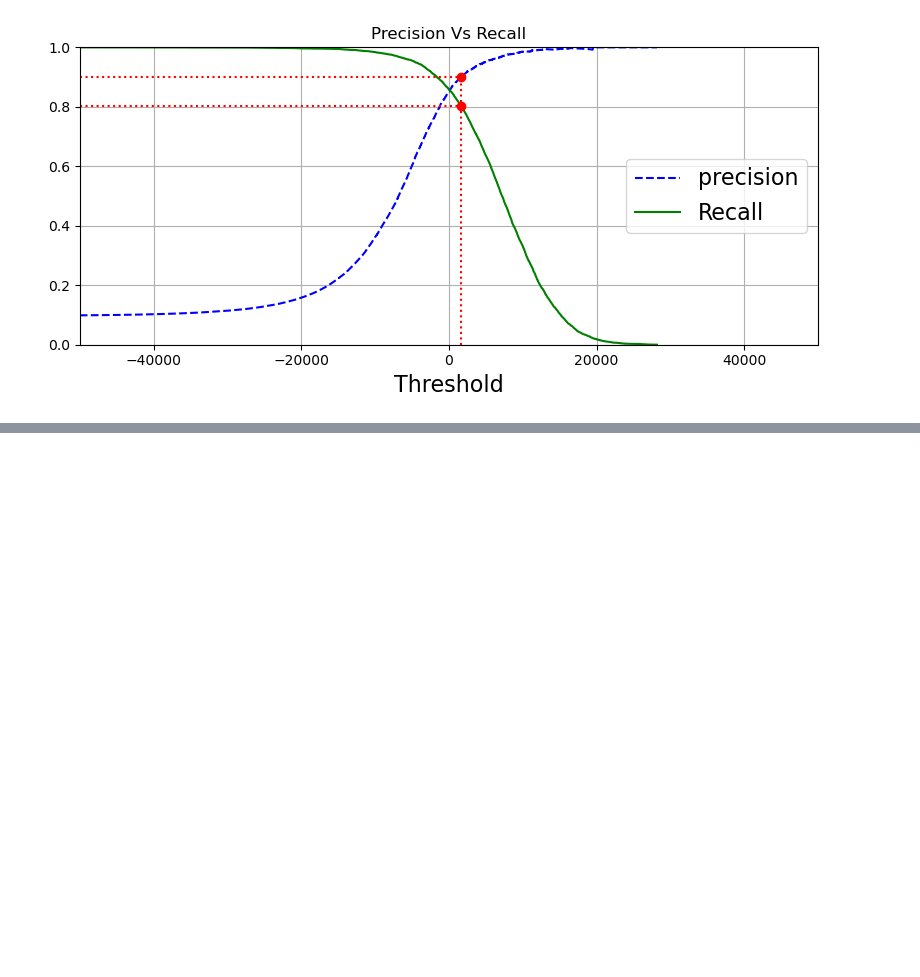
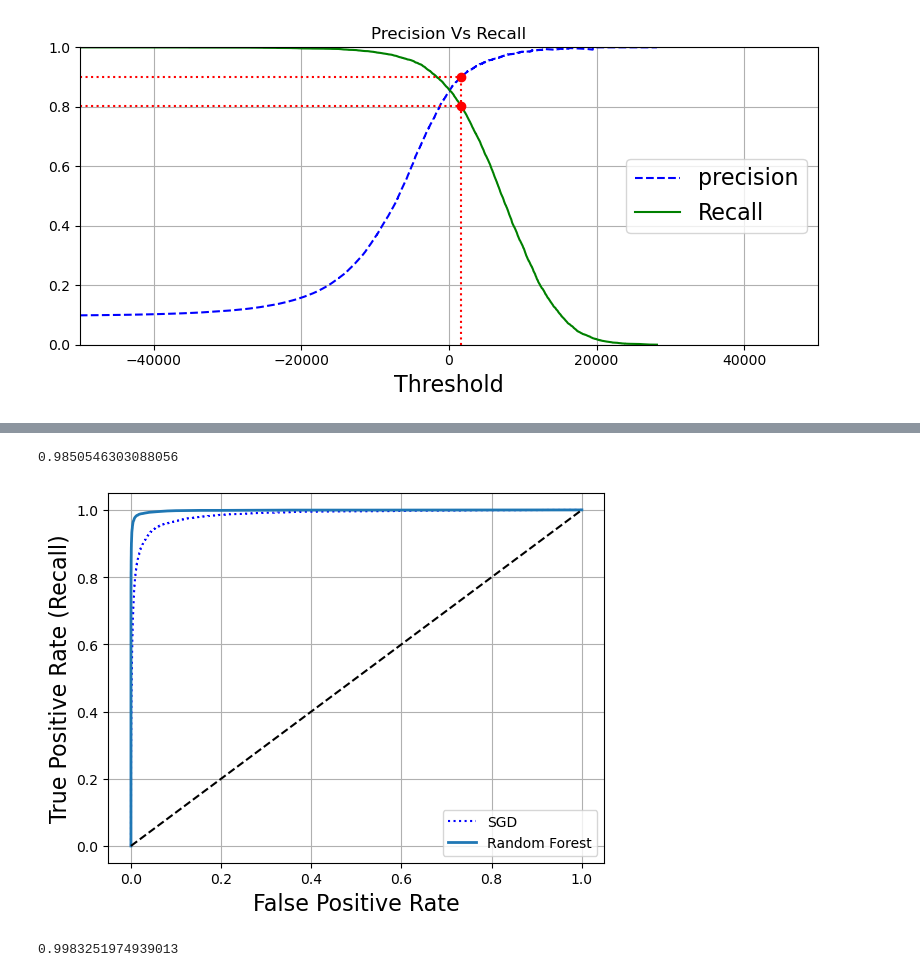
Before and after one commit to Njaramba-Riri/HoML, a Jupyter notebook: 02_Classification-MNIST.ipynb, the cells around one changed output, grey strips where cells are left out. Cells and saved outputs as stored; diff of their text form; code cells hidden in the pictures; blank space fills up the shorter version.

```diff
--- a/02_Classification-MNIST.ipynb
+++ b/02_Classification-MNIST.ipynb
@@ -265,0 +331,26 @@ Saving figure precision_recall_vs_threshold_plot
+# %%
+from sklearn.metrics import roc_auc_score
+roc_auc_score(trainy_4, y_scores)
+# %% [output]
+0.9850546303088056
+# %%
+#train a RandomForestClassifier and compare its ROC curve and ROC AUC score to the SGDClassifier.
+from sklearn.ensemble import RandomForestClassifier
+
+rf=RandomForestClassifier(random_state=42)
+probability=cross_val_predict(rf, X_train, trainy_4, cv=5,
+                             method="predict_proba")
+# %%
+y_scores=probability[:, 1]
+fpr_rf, tpr_rf, threshold_rf=roc_curve(trainy_4, y_scores)
+# %%
+plt.plot(fpr, tpr, "b:", label="SGD")
+plot_roc(fpr_rf, tpr_rf, "Random Forest")
+plt.legend(loc="lower right")
+plt.show()
+# %% [output]
+[figure, added]
+# %%
+roc_auc_score(trainy_4, y_scores)
+# %% [output]
+0.9983251974939013
```
Also changed, not shown: parts of 11 cells of this notebook, 2 other files.
